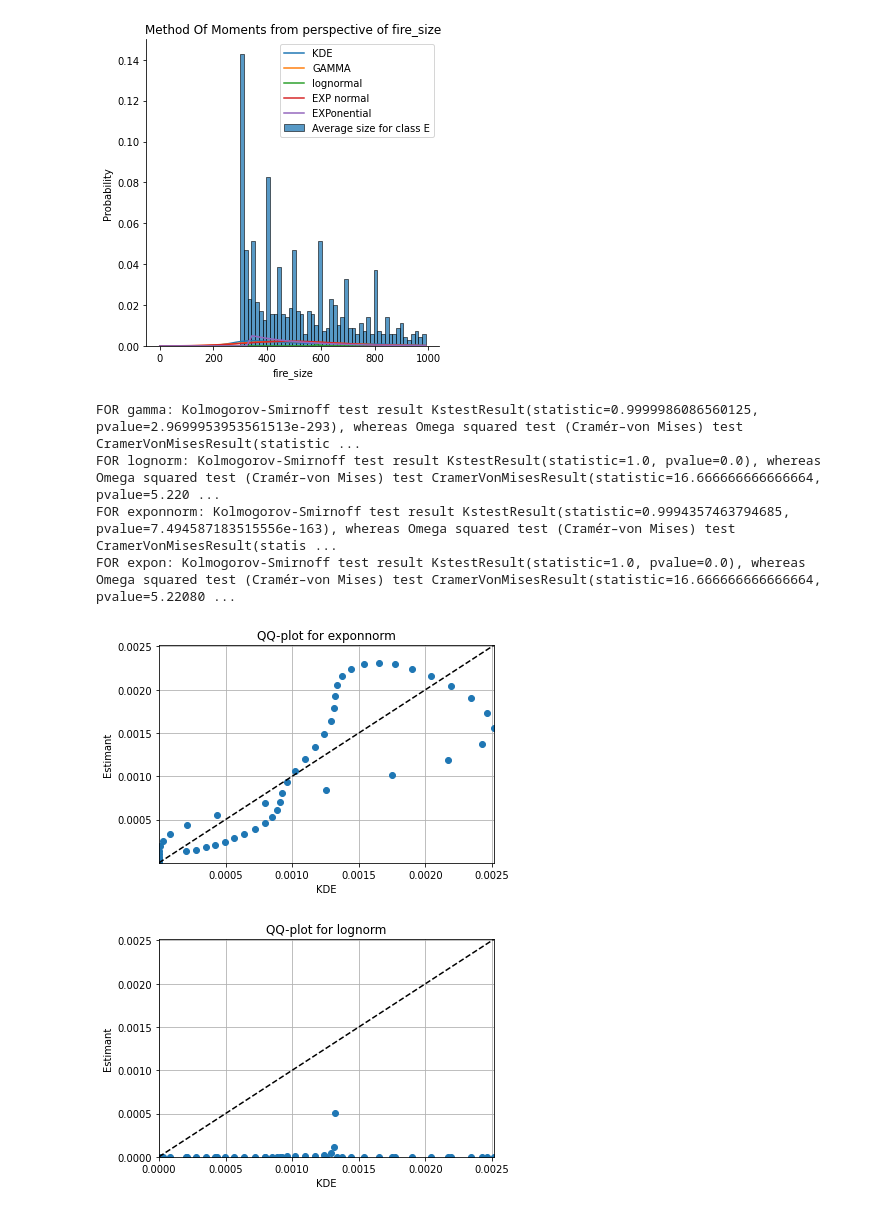
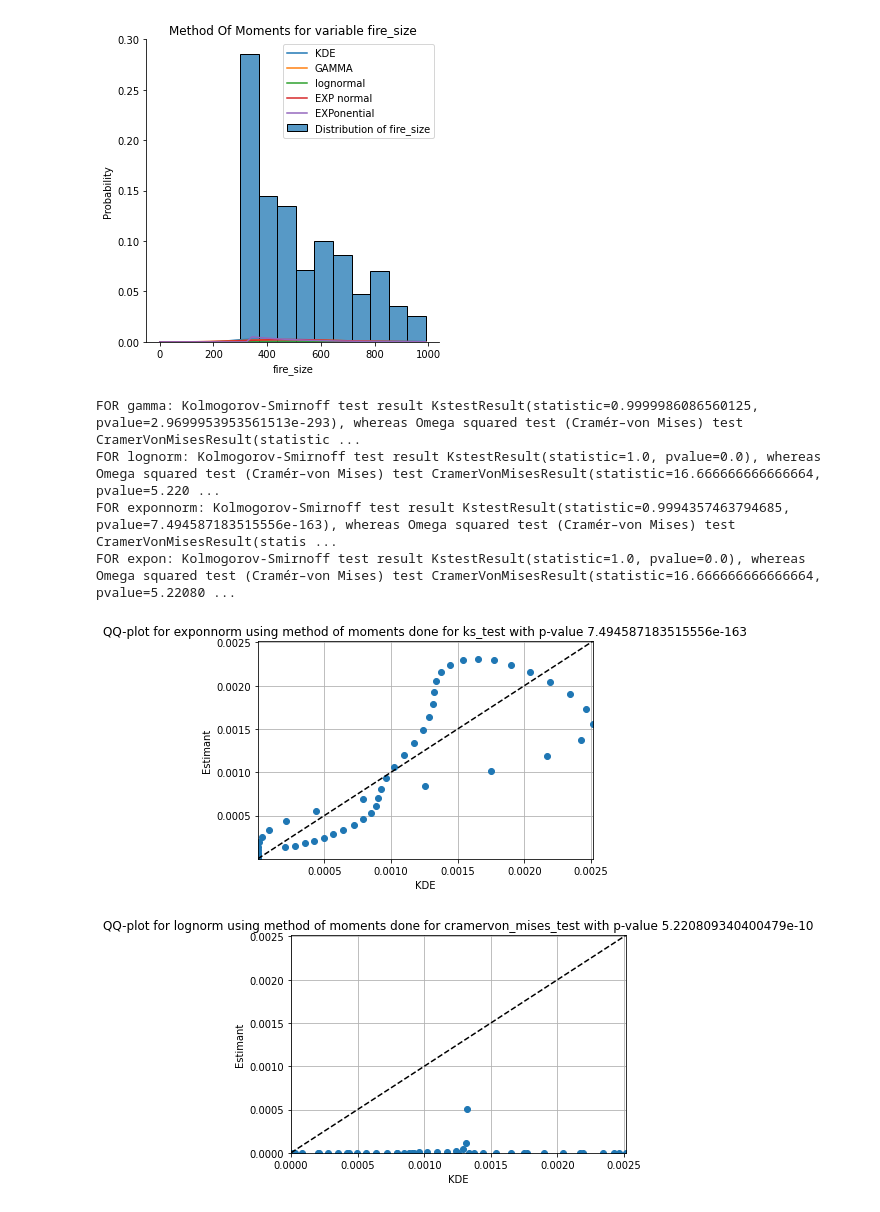
Before and after one commit to PatrykStronski/MultivariateAnalysis_Task1, a Jupyter notebook: fire_size_e.ipynb, the cells around one changed output. Saved outputs shown, nothing was run; the diff lists cells and outputs as text; code cells hidden in the pictures.

```diff
--- a/fire_size_e.ipynb
+++ b/fire_size_e.ipynb
@@ -11,6 +11,24 @@ fire_size_classes = pd.unique(df['fire_size_class'])
 property = 'fire_size'
 s_c = 'E'
 
+dfo = pd.read_csv('./data/FW_Veg_Rem_Combined.csv')
+
+cont_columns_prefix = ['Prec_pre_', "Temp_pre_", "Wind_pre_", "Hum_pre_"]
+columns_suffix = [7, 15, 30]
+
+weather_columns = [ x + str(y) for x in cont_columns_prefix for y in columns_suffix]
+
+def preprocess_missing_weather_data(df):
+    df_subsample = df[df['Temp_pre_7'] == -1]
+    df_clean = df[df['Temp_pre_7'] != -1]
+    mean_weather_data = df_clean.groupby(['state', 'discovery_month'])[weather_columns].mean().reset_index()
+    df_subsample.drop(weather_columns, axis=1, inplace=True)
+    df_subsample = df_subsample.merge(mean_weather_data)
+    df_clean = df_clean.append(df_subsample, ignore_index=True)
+    return df_clean
+
+df = preprocess_missing_weather_data(dfo)
+
 df_sampled = df.loc[df['fire_size_class'] == s_c]
 
 kernel = gaussian_kde(df_sampled[property])
@@ -18,5 +36,5 @@ min_amount, max_amount = df_sampled[property].min(), df_sampled[property].max()
 x = np.linspace(0, max_amount, num=50)
 kde_values = kernel(x)
 
-draw_mm_diagrams(df_sampled, x, s_c, property, kde_values, 50)
+draw_mm_diagrams(df_sampled, x, s_c, property, kde_values, 10)
 # %% [output]
@@ -23,8 +45,8 @@ draw_mm_diagrams(df_sampled, x, s_c, property, kde_values, 50)
-[figure, old version]
+[figure, new version]
-FOR gamma: Kolmogorov-Smirnoff test result KstestResult(statistic=0.9999986086560125, pvalue=2.9699953953561513e-293), whereas Omega squared test (Cramér–von Mises) test CramerVonMisesResult(statistic ...
-FOR lognorm: Kolmogorov-Smirnoff test result KstestResult(statistic=1.0, pvalue=0.0), whereas Omega squared test (Cramér–von Mises) test CramerVonMisesResult(statistic=16.666666666666664, pvalue=5.220 ...
-FOR exponnorm: Kolmogorov-Smirnoff test result KstestResult(statistic=0.9994357463794685, pvalue=7.494587183515556e-163), whereas Omega squared test (Cramér–von Mises) test CramerVonMisesResult(statis ...
-FOR expon: Kolmogorov-Smirnoff test result KstestResult(statistic=1.0, pvalue=0.0), whereas Omega squared test (Cramér–von Mises) test CramerVonMisesResult(statistic=16.666666666666664, pvalue=5.22080 ...
+FOR gamma: Kolmogorov-Smirnoff test result KstestResult(statistic=0.9999986086560125, pvalue=2.9699953953561513e-293), whereas Omega squared test (Cramér–von Mises) test CramerVonMisesResult(statistic ...
+FOR lognorm: Kolmogorov-Smirnoff test result KstestResult(statistic=1.0, pvalue=0.0), whereas Omega squared test (Cramér–von Mises) test CramerVonMisesResult(statistic=16.666666666666664, pvalue=5.220 ...
+FOR exponnorm: Kolmogorov-Smirnoff test result KstestResult(statistic=0.9994357463794685, pvalue=7.494587183515556e-163), whereas Omega squared test (Cramér–von Mises) test CramerVonMisesResult(statis ...
+FOR expon: Kolmogorov-Smirnoff test result KstestResult(statistic=1.0, pvalue=0.0), whereas Omega squared test (Cramér–von Mises) test CramerVonMisesResult(statistic=16.666666666666664, pvalue=5.22080 ...
-[figure, old version]
+[figure, new version]
-[figure, old version]
+[figure, new version]
 # %%
```
Also changed, not shown: parts of 4 cells of this notebook, 8 other files.
